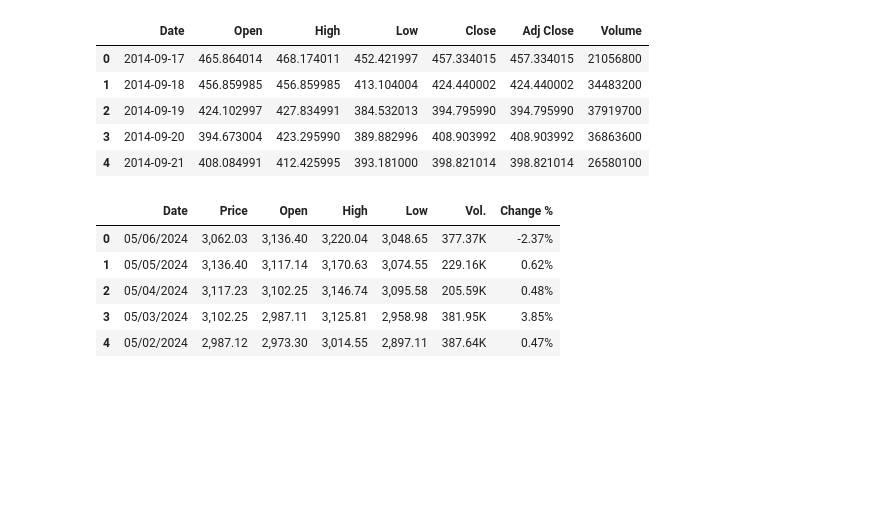
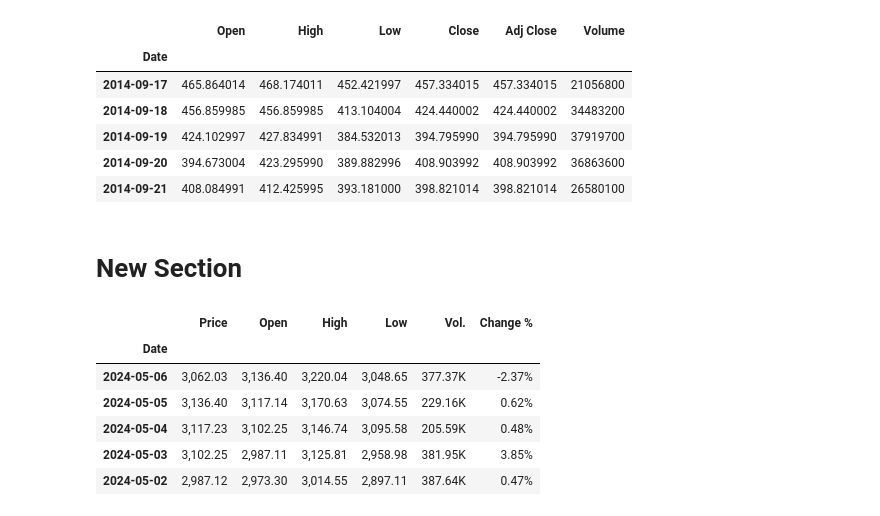
Before and after one commit to itaylor1645/project_1, a Jupyter notebook: BTC_data.ipynb, the cells around one changed output. Cells and saved outputs as stored; diff of their text form; code cells hidden in the pictures; blank space fills up the shorter version.

```diff
--- a/BTC_data.ipynb
+++ b/BTC_data.ipynb
@@ -4,23 +30,29 @@ import pandas as pd
 # %%
 # Read BTC csv into DataFrame
-btc_prices_df = pd.read_csv('Resources/BTC_Prices.csv')
+# Source: https://www.kaggle.com/datasets/saswattulo/bitcoin-price-history-btc-usd
+btc_prices_df = pd.read_csv('project_1/Resources/BTC_Prices.csv', index_col='Date', parse_dates=True).dropna()
 btc_prices_df.head()
 # %% [output]
-|  | Date | Open | High | Low | Close | Adj Close | Volume |
-| 0 | 2014-09-17 | 465.864014 | 468.174011 | 452.421997 | 457.334015 | 457.334015 | 21056800 |
-| 1 | 2014-09-18 | 456.859985 | 456.859985 | 413.104004 | 424.440002 | 424.440002 | 34483200 |
-| 2 | 2014-09-19 | 424.102997 | 427.834991 | 384.532013 | 394.795990 | 394.795990 | 37919700 |
-| 3 | 2014-09-20 | 394.673004 | 423.295990 | 389.882996 | 408.903992 | 408.903992 | 36863600 |
-| 4 | 2014-09-21 | 408.084991 | 412.425995 | 393.181000 | 398.821014 | 398.821014 | 26580100 |
+|  | Open | High | Low | Close | Adj Close | Volume |
+| Date |  |  |  |  |  |  |
+| 2014-09-17 | 465.864014 | 468.174011 | 452.421997 | 457.334015 | 457.334015 | 21056800 |
+| 2014-09-18 | 456.859985 | 456.859985 | 413.104004 | 424.440002 | 424.440002 | 34483200 |
+| 2014-09-19 | 424.102997 | 427.834991 | 384.532013 | 394.795990 | 394.795990 | 37919700 |
+| 2014-09-20 | 394.673004 | 423.295990 | 389.882996 | 408.903992 | 408.903992 | 36863600 |
+| 2014-09-21 | 408.084991 | 412.425995 | 393.181000 | 398.821014 | 398.821014 | 26580100 |
+# %% [markdown]
+# New Section
 # %%
-# Read ETH csv into DataFrame and sorting. The dates were desc by default.
-eth_prices_df = pd.read_csv('Resources/Ethereum Historical Data .csv')
+# Read ETH csv into DataFrame and sorting. The dates were desc by default. Converting [Open] to float so it can be used later.
+# Source: https://www.investing.com/crypto/ethereum/historical-data
+eth_prices_df = pd.read_csv('project_1/Resources/Ethereum Historical Data .csv', index_col='Date', parse_dates=True).dropna()
 eth_prices_df.sort_values(by='Date', ascending=True)
 eth_prices_df.head()
 # %% [output]
-|  | Date | Price | Open | High | Low | Vol. | Change % |
-| 0 | 05/06/2024 | 3,062.03 | 3,136.40 | 3,220.04 | 3,048.65 | 377.37K | -2.37% |
-| 1 | 05/05/2024 | 3,136.40 | 3,117.14 | 3,170.63 | 3,074.55 | 229.16K | 0.62% |
-| 2 | 05/04/2024 | 3,117.23 | 3,102.25 | 3,146.74 | 3,095.58 | 205.59K | 0.48% |
-| 3 | 05/03/2024 | 3,102.25 | 2,987.11 | 3,125.81 | 2,958.98 | 381.95K | 3.85% |
-| 4 | 05/02/2024 | 2,987.12 | 2,973.30 | 3,014.55 | 2,897.11 | 387.64K | 0.47% |
+|  | Price | Open | High | Low | Vol. | Change % |
+| Date |  |  |  |  |  |  |
+| 2024-05-06 | 3,062.03 | 3,136.40 | 3,220.04 | 3,048.65 | 377.37K | -2.37% |
+| 2024-05-05 | 3,136.40 | 3,117.14 | 3,170.63 | 3,074.55 | 229.16K | 0.62% |
+| 2024-05-04 | 3,117.23 | 3,102.25 | 3,146.74 | 3,095.58 | 205.59K | 0.48% |
+| 2024-05-03 | 3,102.25 | 2,987.11 | 3,125.81 | 2,958.98 | 381.95K | 3.85% |
+| 2024-05-02 | 2,987.12 | 2,973.30 | 3,014.55 | 2,897.11 | 387.64K | 0.47% |
```
Also changed, not shown: parts of 19 cells of this notebook, 1 other file.
